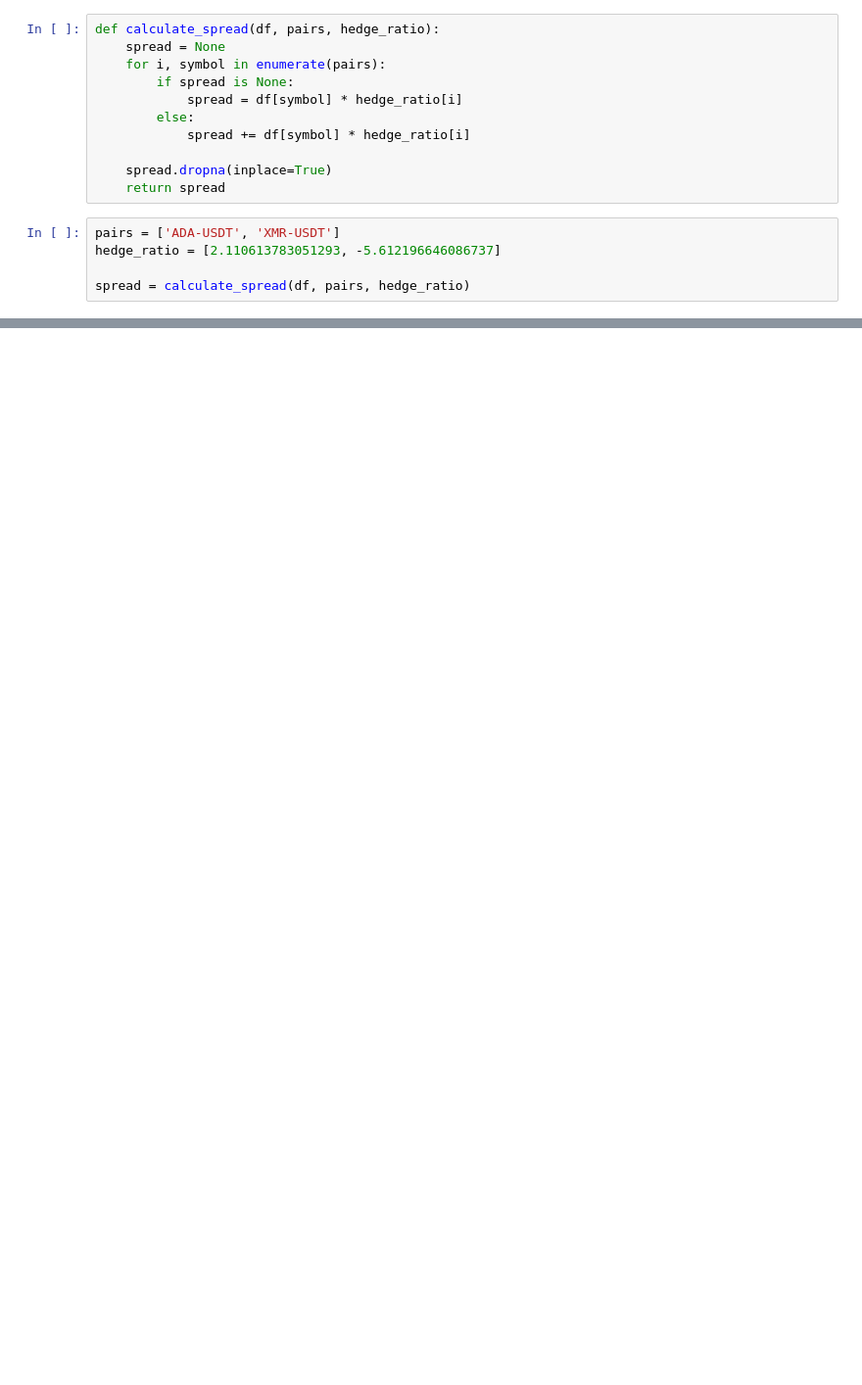
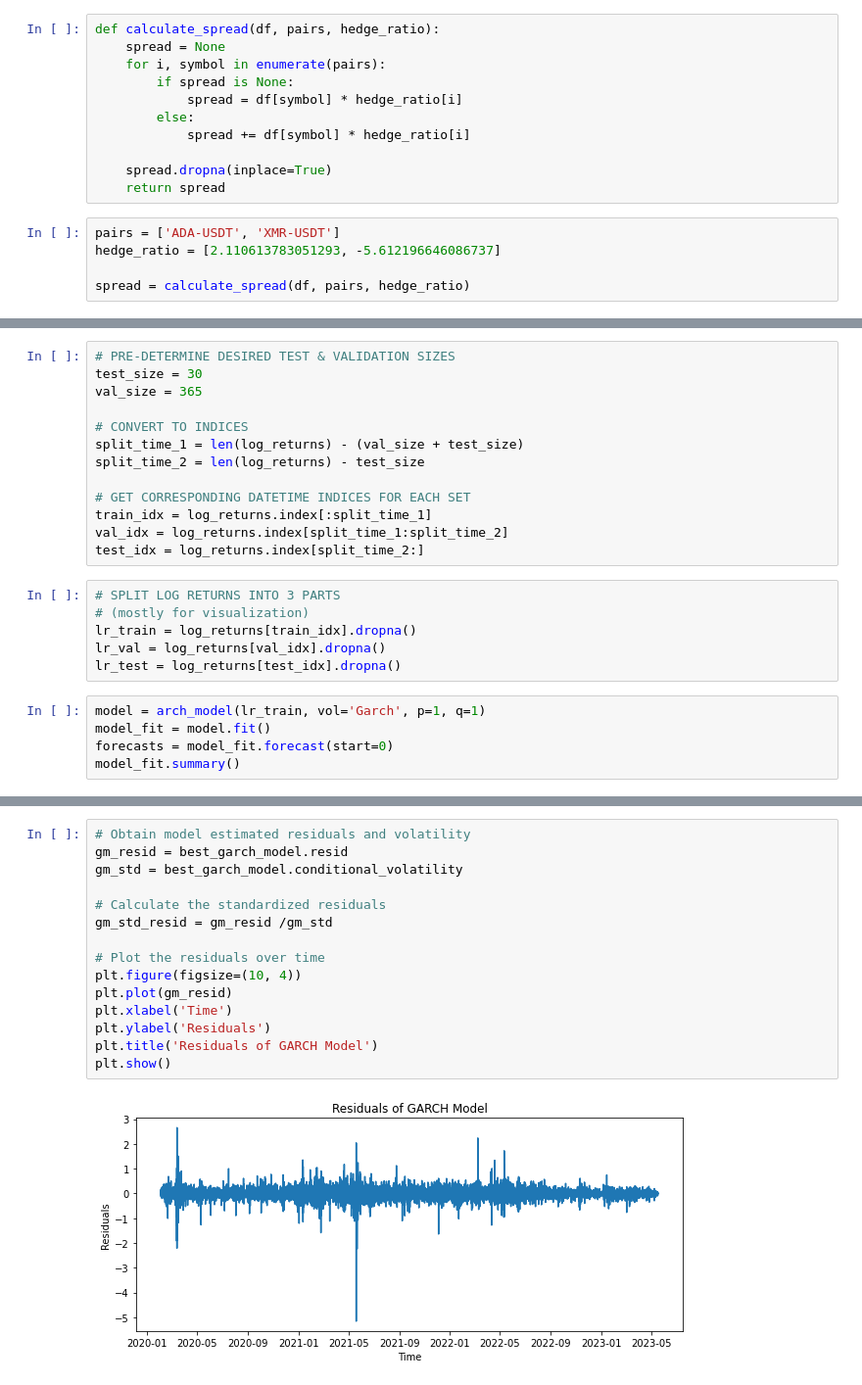
Before and after one commit to beannguyen/crypto-pair-trading, a Jupyter notebook: src/research/GARCH for pair trading.ipynb, the cells around one changed output, grey strips where cells are left out. Shown at 98% size. Saved outputs shown, nothing was run; the diff lists cells and outputs as text; blank space fills up the shorter version.

```diff
--- a/src/research/GARCH for pair trading.ipynb
+++ b/src/research/GARCH for pair trading.ipynb
@@ -178,0 +242,24 @@ plt.legend(['Price Spread', 'Mean'])
+# %%
+# PRE-DETERMINE DESIRED TEST & VALIDATION SIZES
+test_size = 30
+val_size = 365
+
+# CONVERT TO INDICES
+split_time_1 = len(log_returns) - (val_size + test_size)
+split_time_2 = len(log_returns) - test_size
+
+# GET CORRESPONDING DATETIME INDICES FOR EACH SET
+train_idx = log_returns.index[:split_time_1]
+val_idx = log_returns.index[split_time_1:split_time_2]
+test_idx = log_returns.index[split_time_2:]
+# %%
+# SPLIT LOG RETURNS INTO 3 PARTS
+# (mostly for visualization)
+lr_train = log_returns[train_idx].dropna()
+lr_val = log_returns[val_idx].dropna()
+lr_test = log_returns[test_idx].dropna()
+# %%
+model = arch_model(lr_train, vol='Garch', p=1, q=1)
+model_fit = model.fit()
+forecasts = model_fit.forecast(start=0)
+model_fit.summary()
@@ -178,0 +388,17 @@ plt.legend(['Price Spread', 'Mean'])
+# %%
+# Obtain model estimated residuals and volatility
+gm_resid = best_garch_model.resid
+gm_std = best_garch_model.conditional_volatility
+
+# Calculate the standardized residuals
+gm_std_resid = gm_resid /gm_std
+
+# Plot the residuals over time
+plt.figure(figsize=(10, 4))
+plt.plot(gm_resid)
+plt.xlabel('Time')
+plt.ylabel('Residuals')
+plt.title('Residuals of GARCH Model')
+plt.show()
+# %% [output]
+[figure, added]
```
Also changed, not shown: parts of 16 cells of this notebook, 15 other files.
